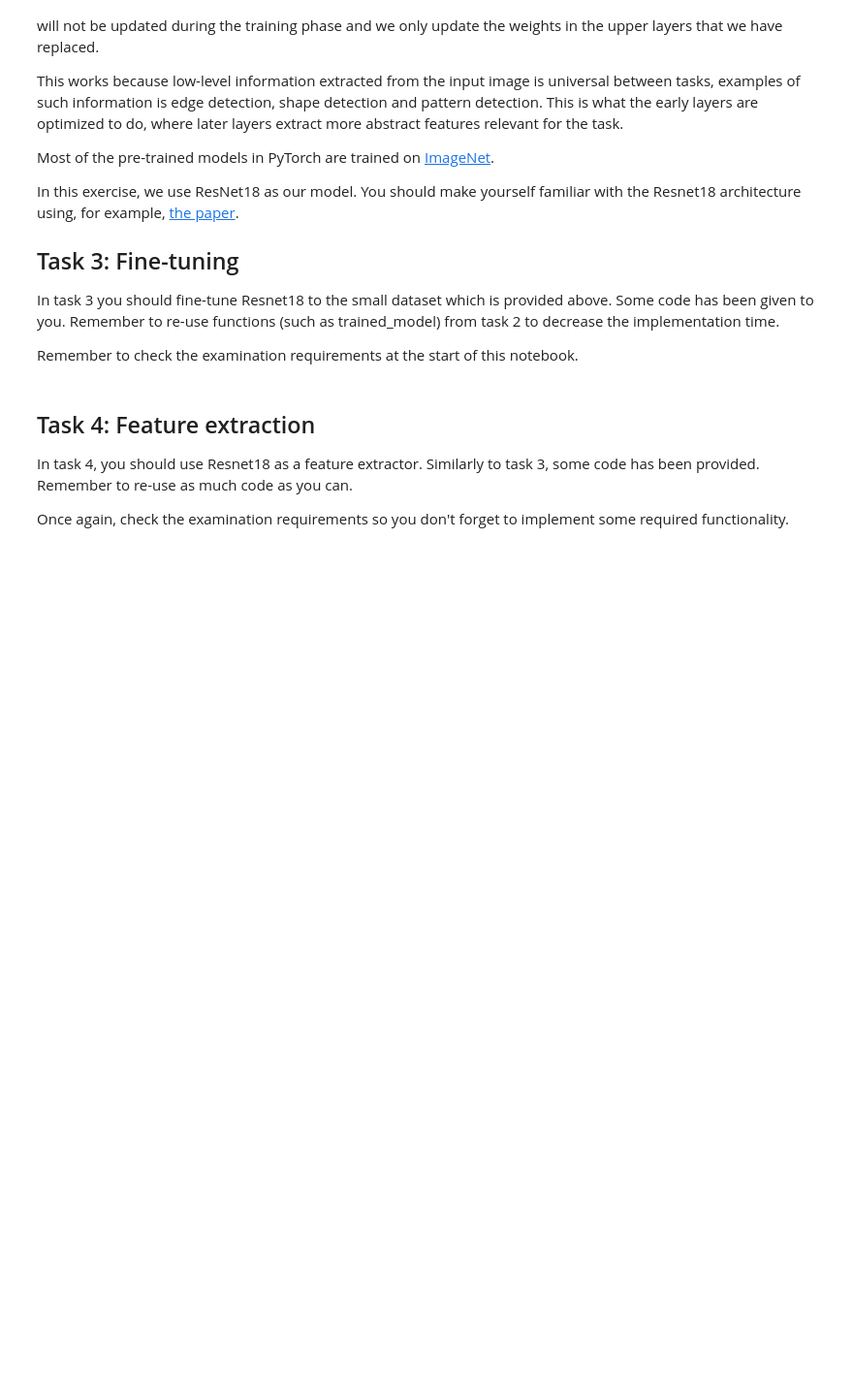
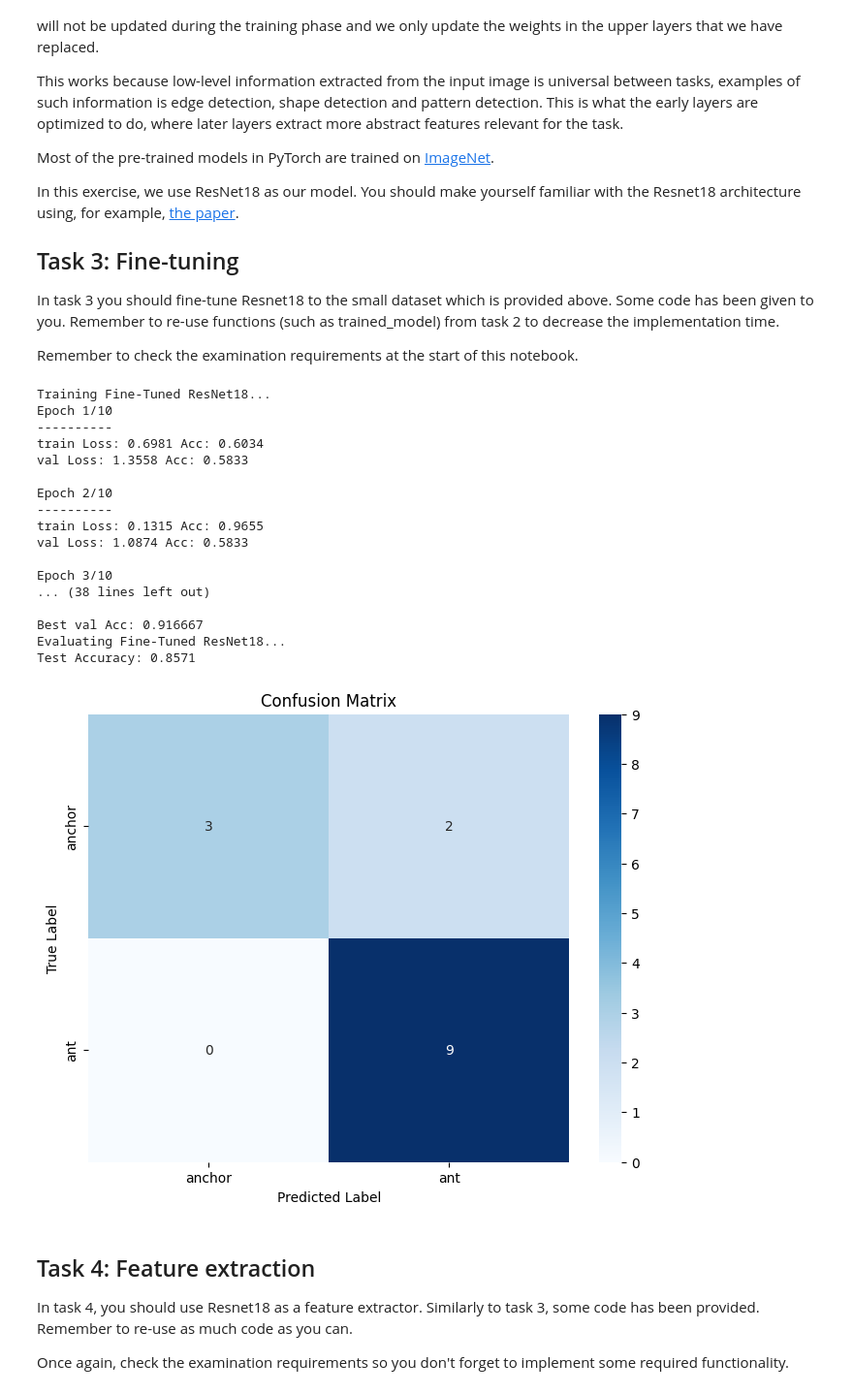
Before and after one commit to vachanaj/D7046E, a Jupyter notebook: ann3/ANN_Exercise_3.ipynb, the cells around one changed output. Shown at 97% size. Cells and saved outputs as stored; diff of their text form; code cells hidden in the pictures; blank space fills up the shorter version.

```diff
--- a/ann3/ANN_Exercise_3.ipynb
+++ b/ann3/ANN_Exercise_3.ipynb
@@ -506,3 +501,54 @@ tested_model = ....
+# %%
+import torch.nn as nn
+import torch.optim as optim
+import torchvision.models as models
+
+# 1. Load the pre-trained ResNet18 model
+model_ft = models.resnet18(pretrained=True)
+
+# 2. Do the things required for fine-tuning:
+# Grab the number of input features going into the final fully connected (fc) layer
+num_ftrs = model_ft.fc.in_features
+
+# Replace the final layer with a new one that outputs 2 classes (for our specific dataset)
+model_ft.fc = nn.Linear(num_ftrs, 2)
+
+# 3. Define the loss function
+criterion_ft = nn.CrossEntropyLoss()
+
+# 4. Define the optimizer
+# We pass `model_ft.parameters()` here because in fine-tuning, we want to update ALL the weights
+# Make sure to use the LEARNING_RATE variable we defined in Task 2 (0.001)
+optimizer_ft = optim.Adam(model_ft.parameters(), lr=0.001)
+
+# 5. Train the model
+# (You might want to change 'epochs' to 5 or 10 so you aren't waiting forever!)
+print("Training Fine-Tuned ResNet18...")
+trained_model_ft = train_model(model_ft, criterion_ft, optimizer_ft, train_loader, val_loader, num_epochs=10)
+
+# 6. Test the model and plot the confusion matrix
+print("Evaluating Fine-Tuned ResNet18...")
+# full_dataset_train.classes holds the list of your folder/class names!
+evaluate_and_plot_confusion_matrix(trained_model_ft, test_loader, full_dataset_train.classes)
+# %% [output]
+Training Fine-Tuned ResNet18...
+Epoch 1/10
+----------
+train Loss: 0.6981 Acc: 0.6034
+val Loss: 1.3558 Acc: 0.5833
+
+Epoch 2/10
+----------
+train Loss: 0.1315 Acc: 0.9655
+val Loss: 1.0874 Acc: 0.5833
+
+Epoch 3/10
+... (38 lines left out)
+
+Best val Acc: 0.916667
+Evaluating Fine-Tuned ResNet18...
+Test Accuracy: 0.8571
+[figure, added]
 # %% [markdown]
 ## Task 4: Feature extraction
 In task 4, you should use Resnet18 as a feature extractor. Similarly to task 3, some code has been provided. Remember to re-use as much code as you can.
```
Also changed, not shown: parts of 6 cells of this notebook.
